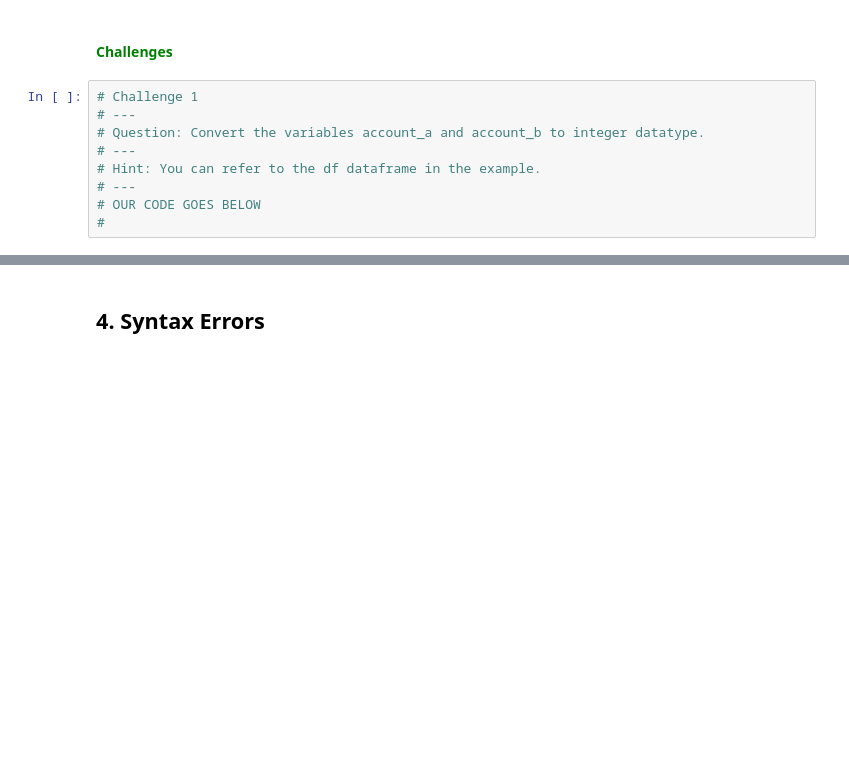
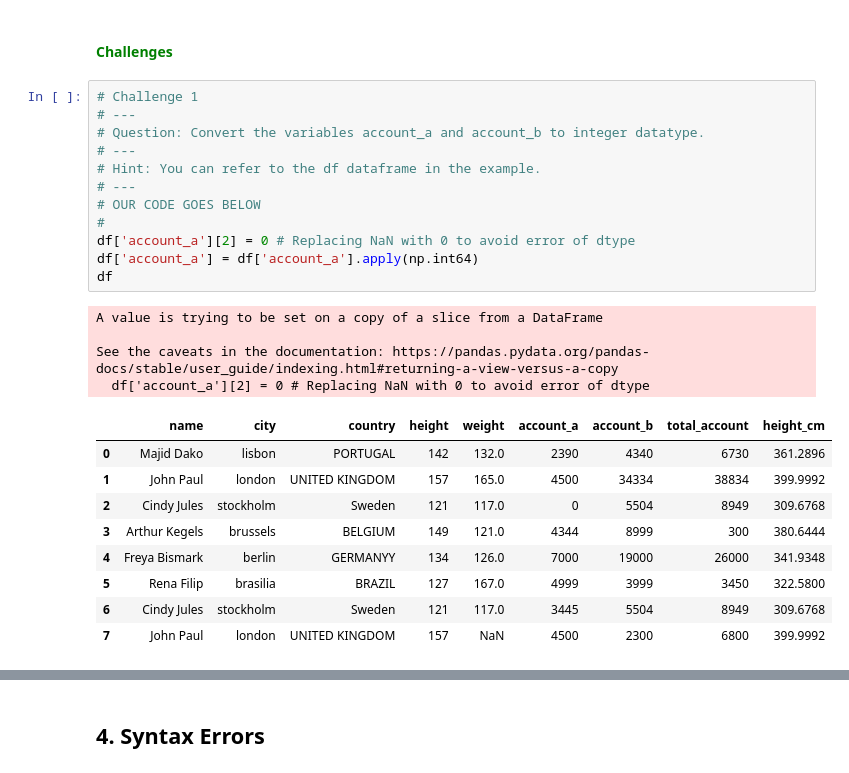
Before and after one commit to Huzaifa1910/TMC-Data-Classes, a Jupyter notebook: class4_5_6/Pandas/Afterwork_Data_Science_Data_Wrangling_with_Python_Full_Course.ipynb, the cells around one changed output, grey strips where cells are left out. Drawn from its saved outputs; the diff is of its cells as text; blank space fills up the shorter version.

```diff
--- a/class4_5_6/Pandas/Afterwork_Data_Science_Data_Wrangling_with_Python_Full_Course.ipynb
+++ b/class4_5_6/Pandas/Afterwork_Data_Science_Data_Wrangling_with_Python_Full_Course.ipynb
@@ -506,12 +562,29 @@ dtype: object
 # %%
 # Challenge 1
 # ---
 # Question: Convert the variables account_a and account_b to integer datatype.
 # ---
 # Hint: You can refer to the df dataframe in the example.
 # ---
 # OUR CODE GOES BELOW
 #
+df['account_a'][2] = 0 # Replacing NaN with 0 to avoid error of dtype
+df['account_a'] = df['account_a'].apply(np.int64)
+df
+# %% [output]
+A value is trying to be set on a copy of a slice from a DataFrame
+
+See the caveats in the documentation: https://pandas.pydata.org/pandas-docs/stable/user_guide/indexing.html#returning-a-view-versus-a-copy
+  df['account_a'][2] = 0 # Replacing NaN with 0 to avoid error of dtype
+|  | name | city | country | height | weight | account_a | account_b | total_account | height_cm |
+| 0 | Majid Dako | lisbon | PORTUGAL | 142 | 132.0 | 2390 | 4340 | 6730 | 361.2896 |
+| 1 | John Paul | london | UNITED KINGDOM | 157 | 165.0 | 4500 | 34334 | 38834 | 399.9992 |
+| 2 | Cindy Jules | stockholm | Sweden | 121 | 117.0 | 0 | 5504 | 8949 | 309.6768 |
+| 3 | Arthur Kegels | brussels | BELGIUM | 149 | 121.0 | 4344 | 8999 | 300 | 380.6444 |
+| 4 | Freya Bismark | berlin | GERMANYY | 134 | 126.0 | 7000 | 19000 | 26000 | 341.9348 |
+| 5 | Rena Filip | brasilia | BRAZIL | 127 | 167.0 | 4999 | 3999 | 3450 | 322.5800 |
+| 6 | Cindy Jules | stockholm | Sweden | 121 | 117.0 | 3445 | 5504 | 8949 | 309.6768 |
+| 7 | John Paul | london | UNITED KINGDOM | 157 | NaN | 4500 | 2300 | 6800 | 399.9992 |
 # %%
 # Challenge 2
 # ---
```
Also changed, not shown: parts of 23 cells of this notebook.
